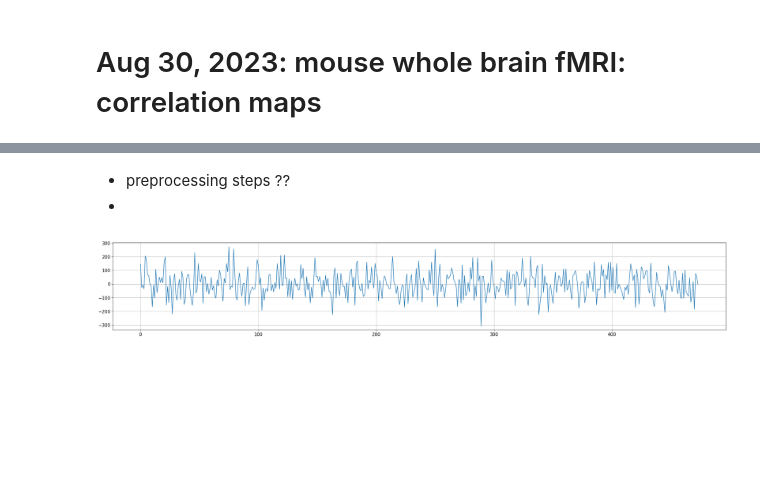
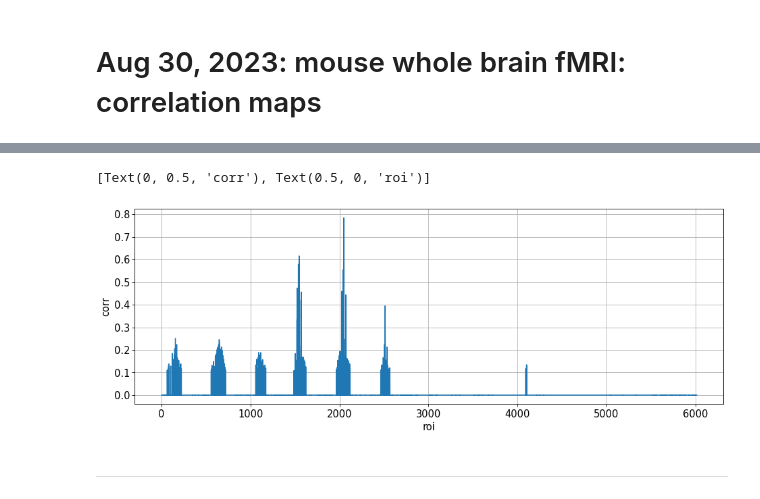
Before and after one commit to govinda-umd/network_estimation, a Jupyter notebook: _sources/nb/sep23/00-data-mouse_desc-correlation-maps.ipynb, the cells around one changed output, grey strips where cells are left out. Cells and saved outputs as stored; diff of their text form; code cells hidden in the pictures; blank space fills up the shorter version.

```diff
--- a/_sources/nb/sep23/00-data-mouse_desc-correlation-maps.ipynb
+++ b/_sources/nb/sep23/00-data-mouse_desc-correlation-maps.ipynb
@@ -39,10 +86,15 @@ t.shape
+# %%
+roi_lookup = np.load(f'/home/govindas/mouse_dataset/roi_lookup.npy', allow_pickle=True).item()
+roi_idx = [k for k, v in roi_lookup['bold'].items() if v == roi_lookup['ca2'][321]][0]
+r = R[roi_idx, :]
+# %%
+fig, axs = plt.subplots(1, 1, figsize=(15, 5), dpi=75)
+ax = axs
+ax.plot(r)
+ax.grid(True)
+ax.set(ylabel='corr', xlabel='roi')
+# %% [output]
+[Text(0, 0.5, 'corr'), Text(0.5, 0, 'roi')]
+[figure, added]
 # %% [markdown]
-- preprocessing steps ??
--
+----------------------
-# %%
-fig, axs = plt.subplots(nrows=1, ncols=1, figsize=(35, 5), dpi=75)
-ax = axs
-ax.plot(t, ts[:, 1000])
-ax.grid(True)
-# %% [output]
-[figure, removed]
```
Also changed, not shown: parts of 11 cells of this notebook, 39 other files.
